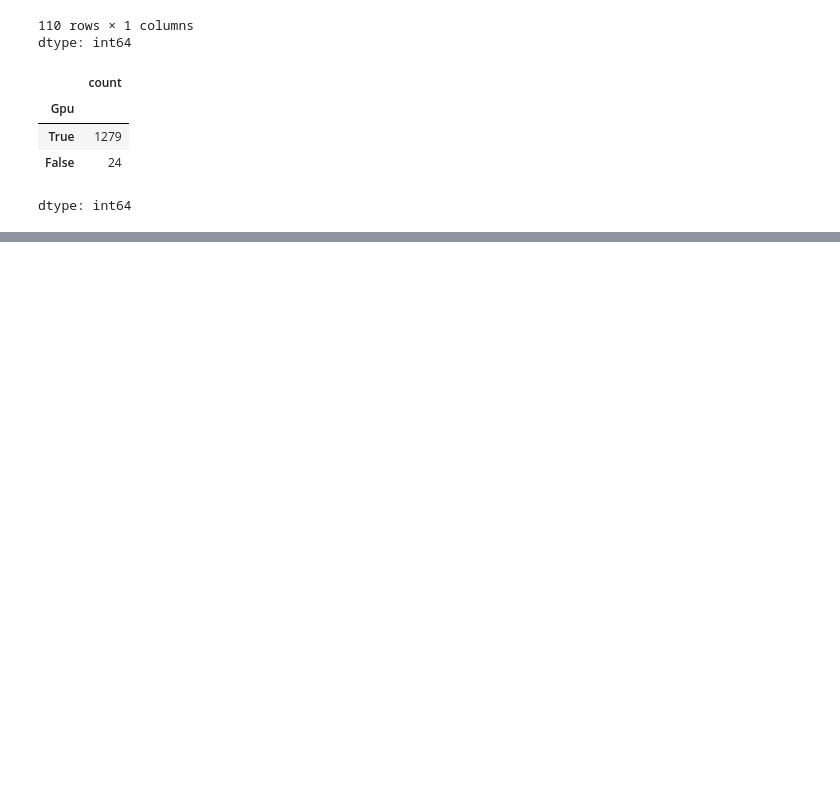
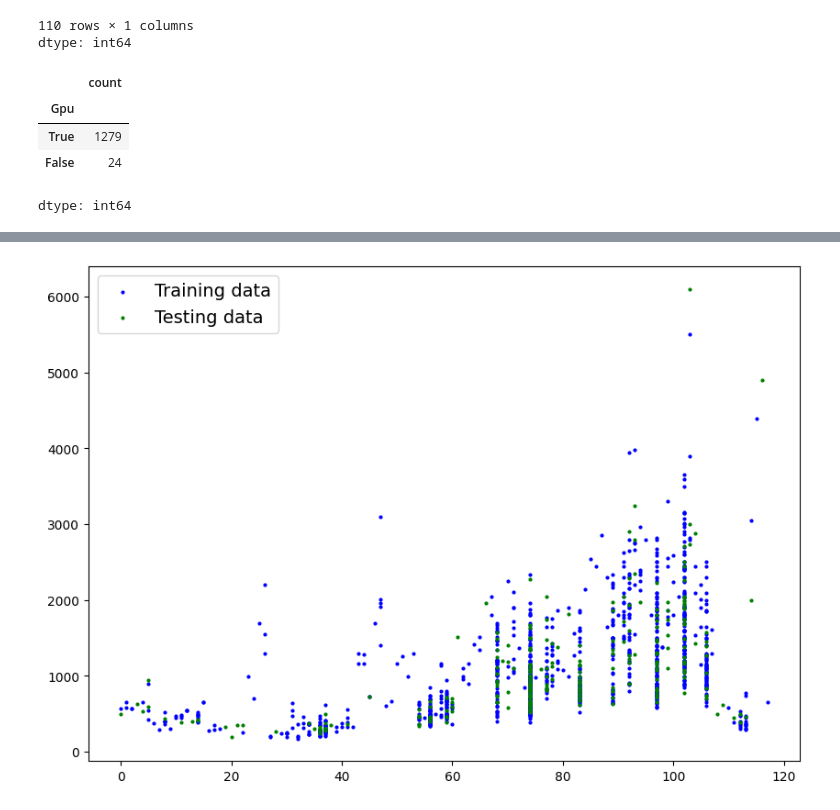
Before and after one commit to adnansherwani/Deep-Learning, a Jupyter notebook: 01__PyTorch_Workflow.ipynb, the cells around one changed output, grey strips where cells are left out. Cells and saved outputs as stored; diff of their text form; code cells hidden in the pictures; blank space fills up the shorter version.

```diff
--- a/01__PyTorch_Workflow.ipynb
+++ b/01__PyTorch_Workflow.ipynb
@@ -402,0 +458,4 @@ X_normalized_df.head()
+# %%
+plot_predictions(X_train['Cpu'], y_train, X_test['Cpu'], y_test)
+# %% [output]
+[figure, added]
```
Also changed, not shown: parts of 26 cells of this notebook.
